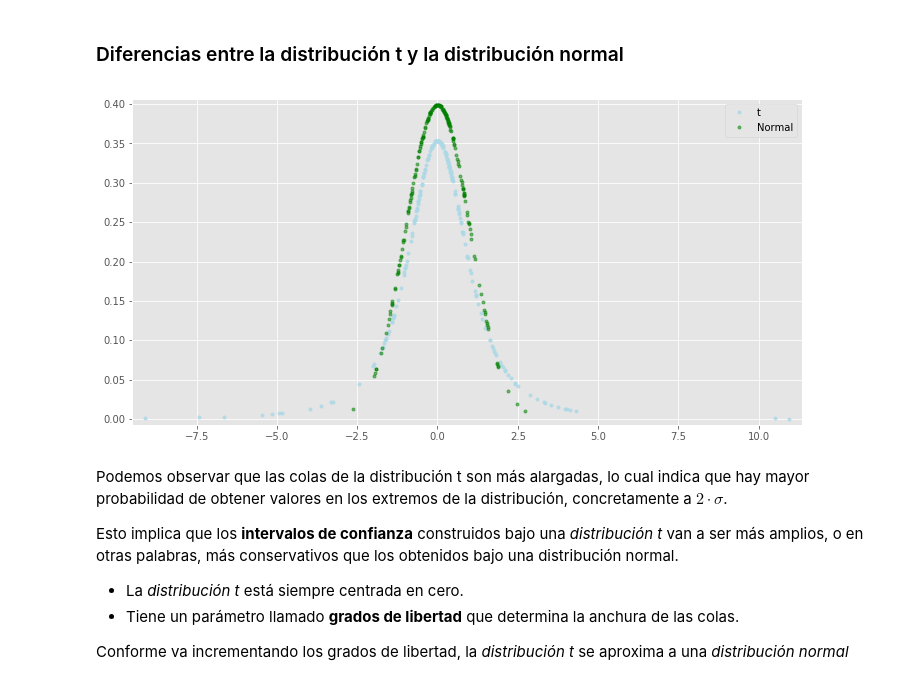
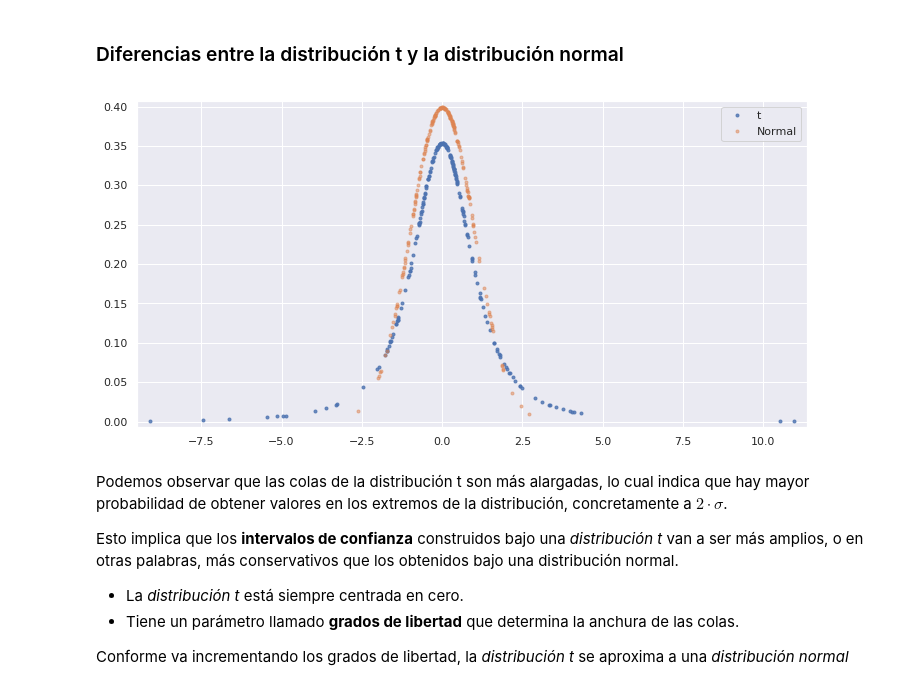
Before and after one commit to PablodelaCuesta/Statistics, a Jupyter notebook: 4_0_Inference_for_numerical_data/t-distribution.ipynb, the cells around one changed output. Drawn from its saved outputs; the diff is of its cells as text; code cells hidden in the pictures.

```diff
--- a/4_0_Inference_for_numerical_data/t-distribution.ipynb
+++ b/4_0_Inference_for_numerical_data/t-distribution.ipynb
@@ -7,9 +7,12 @@ Usamos la **distribucíon t** cuando desconocemos la variable $\sigma$ , lo que
 # %% [markdown]
 ### Diferencias entre la distribución t y la distribución normal
 # %%
+import pandas as pd
 import numpy as np
 import scipy.stats as stats
 import matplotlib.pyplot as plt
+import seaborn as sns
+sns.set()
 
 # Importamos la biblioteca necesaria para enlazar con el archivo requerido
 import sys
@@ -17,8 +20,6 @@ sys.path.insert(0, '../statistics')
 
 # R functions
 from R_Functions import *
-
-plt.style.use('ggplot')
 # %%
 # distribución t
 x01 = stats.t.rvs(df=2, size=200, random_state=42)
@@ -30,13 +31,13 @@ y02 = stats.norm.pdf(x=x02)
 # %%
 # draw
 plt.figure(figsize=(12,6))
-plt.plot(x01, y01, marker='.', linestyle='none', label ='t', alpha=0.8, color='lightblue')
-plt.plot(x02, y02, marker='.', linestyle='none', label ='Normal', alpha=0.5, color='green')
+plt.plot(x01, y01, marker='.', linestyle='none', label ='t', alpha=0.8)
+plt.plot(x02, y02, marker='.', linestyle='none', label ='Normal', alpha=0.5)
 plt.margins(0.02)
 plt.legend()
 plt.show()
 # %% [output]
-[figure, old version]
+[figure, new version]
 # %% [markdown]
 Podemos observar que las colas de la distribución t son más alargadas, lo cual indica que hay mayor probabilidad de obtener valores en los extremos de la distribución, concretamente a $2 \cdot \sigma$.
 
```
Also changed, not shown: parts of 11 cells of this notebook, 2 other files.
